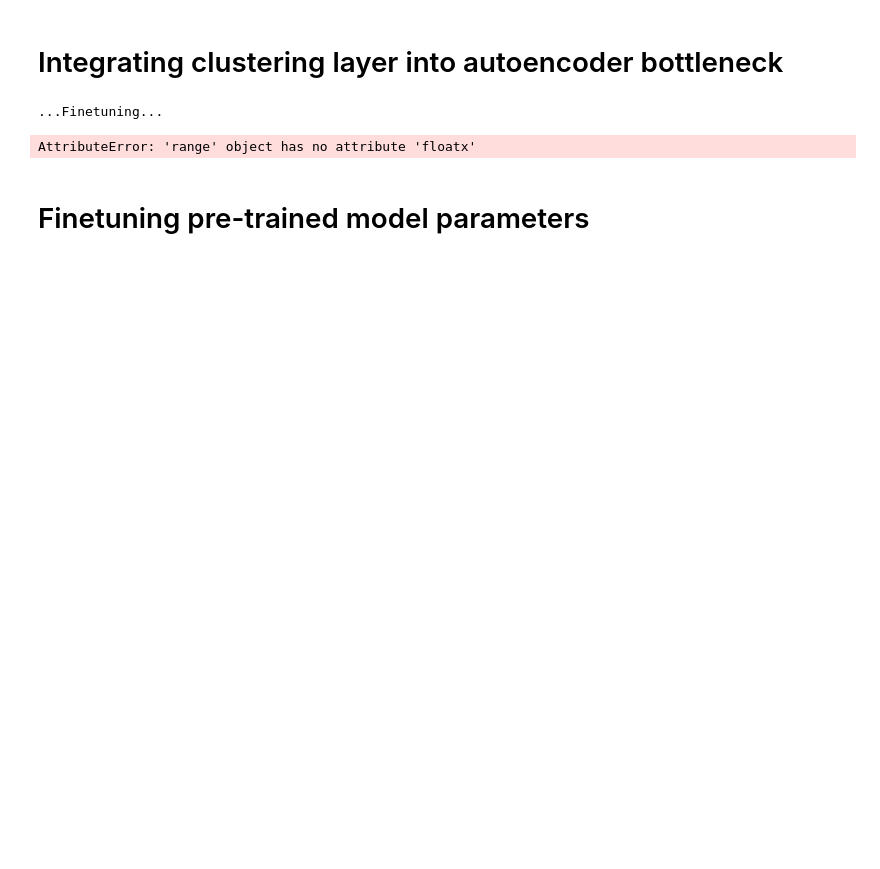
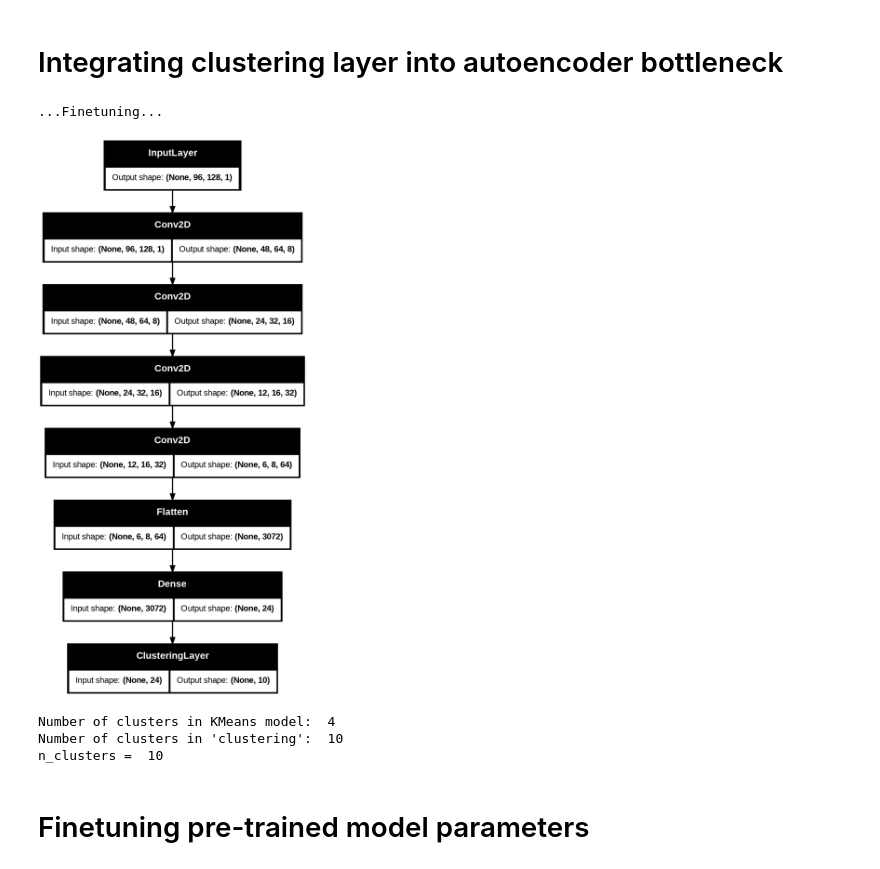
Before and after one commit to zepam/ClusTremor, a Jupyter notebook: src/ClusTremor.ipynb, the cells around one changed output. Drawn from its saved outputs; the diff is of its cells as text; code cells hidden in the pictures; blank space fills up the shorter version.

Commit message:
update deprecated tf.keras code and fix km-n4-ft.txt filename so it is called correctly in next cell

```diff
--- a/src/ClusTremor.ipynb
+++ b/src/ClusTremor.ipynb
@@ -546,7 +546,7 @@ class ClusteringLayer(Layer):
     def build(self, input_shape):
         assert len(input_shape) == 2
         input_dim = input_shape[1]
-        self.input_spec = InputSpec(dtype=K.floatx(), shape=(None, input_dim))
+        self.input_spec = InputSpec(dtype=tf.keras.backend.floatx(), shape=(None, input_dim))
         self.clusters = self.add_weight(shape=(self.n_clusters, input_dim), initializer= initializer , name='clusters')
         if self.initial_weights is not None:
             self.set_weights(self.initial_weights)
@@ -554,49 +554,64 @@ class ClusteringLayer(Layer):
 
     def call(self, inputs, **kwargs):
         q = 1.0 / (1.0 + (K.sum(K.square(K.expand_dims(inputs, axis=1) - self.clusters), axis=2) / self.alpha))
         q **= (self.alpha + 1.0) / 2.0
         q = K.transpose(K.transpose(q) / K.sum(q, axis=1))
         return q
 
     def compute_output_shape(self, input_shape):
         assert input_shape and len(input_shape) == 2
         return input_shape[0], self.n_clusters
 
     def get_config(self):
         config = {'n_clusters': self.n_clusters}
         base_config = super(ClusteringLayer, self).get_config()
         return dict(list(base_config.items()) + list(config.items()))
 
 
 print('...Finetuning...')
 
 clustering_layer = ClusteringLayer(n_clusters=10, name='clustering')(autoencoder.layers[6].output)
 model = Model(inputs=autoencoder.input, outputs=clustering_layer)
 model.compile(loss='kld', loss_weights=0.1, optimizer=SGD(learning_rate=0.01, momentum=0.9))
 
 plot_model(model, to_file='model.png', show_shapes=True)
 Image(filename='model.png')
 
-""" ORIGINAL FROM REPO
-clustering_layer = ClusteringLayer(n_clusters, name='clustering')(autoencoder.layers[6].output)
-model = Model(inputs=autoencoder.layers[0].output, outputs=clustering_layer)
-model.compile(loss='kld', loss_weights=0.1,  optimizer=SGD(learning_rate=0.01,  momentum=0.9))
+# ORIGINAL FROM REPO
+# clustering_layer = ClusteringLayer(n_clusters, name='clustering')(autoencoder.layers[6].output)
+# model = Model(inputs=autoencoder.layers[0].output, outputs=clustering_layer)
+# model.compile(loss='kld', loss_weights=0.1,  optimizer=SGD(learning_rate=0.01,  momentum=0.9))
 
 
-from keras.utils.vis_utils import plot_model
-plot_model(model, to_file='model.png', show_shapes=True)
-from IPython.display import Image
-Image(filename='model.png')"""
+# from keras.utils.vis_utils import plot_model
+# plot_model(model, to_file='model.png', show_shapes=True)
+# from IPython.display import Image
+# Image(filename='model.png')
 # %% [output]
 ...Finetuning...
-AttributeError: 'range' object has no attribute 'floatx'
+[figure, added]
 # %%
+#ERROR:
+# ValueError: Layer clustering weight shape (10, 24) is not compatible with provided weight shape (4, 24).
+# adjust by changing n_clusters to match the number of clusters in the clustering layer
+
+n_clusters = model.get_layer(name='clustering').n_clusters
+
 ### Initializing the weights using Kmean and assigning them to the model
+print("Number of clusters in KMeans model: ", kmeans.n_clusters)
+print("Number of clusters in 'clustering': ", model.get_layer(name='clustering').n_clusters)
 
-kmeans = KMeans(n_clusters=n_clusters,  random_state=46, n_init=20)
+print("n_clusters = ", n_clusters)
+
+
+kmeans = KMeans(n_clusters=n_clusters, random_state=46, n_init=20)
 y_pred = kmeans.fit_predict(layer_output[5])
 y_pred_last = np.copy(y_pred)
 model.get_layer(name='clustering').set_weights([kmeans.cluster_centers_])
+# %% [output]
+Number of clusters in KMeans model:  4
+Number of clusters in 'clustering':  10
+n_clusters =  10
 # %% [markdown]
 # Finetuning pre-trained model parameters
 # %%
```
Also changed, not shown: parts of 13 cells of this notebook.
